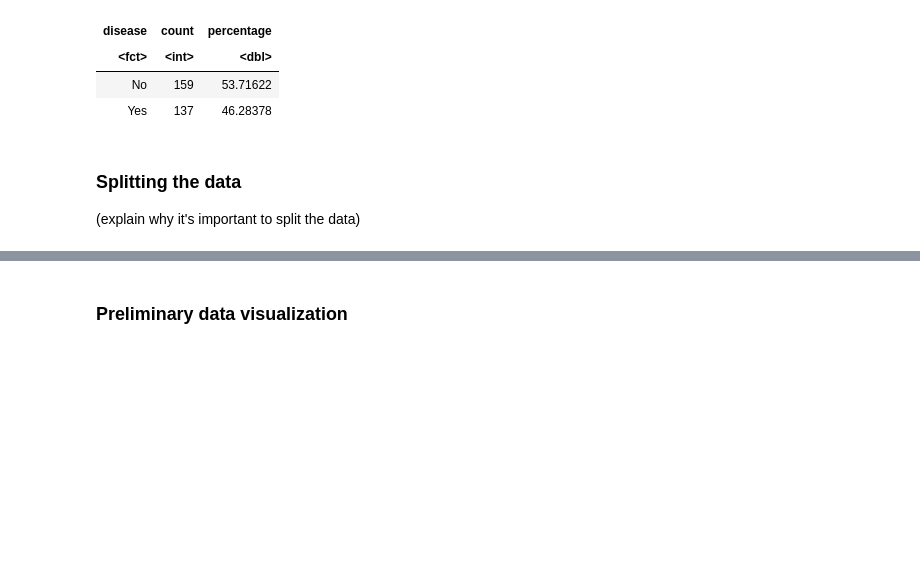
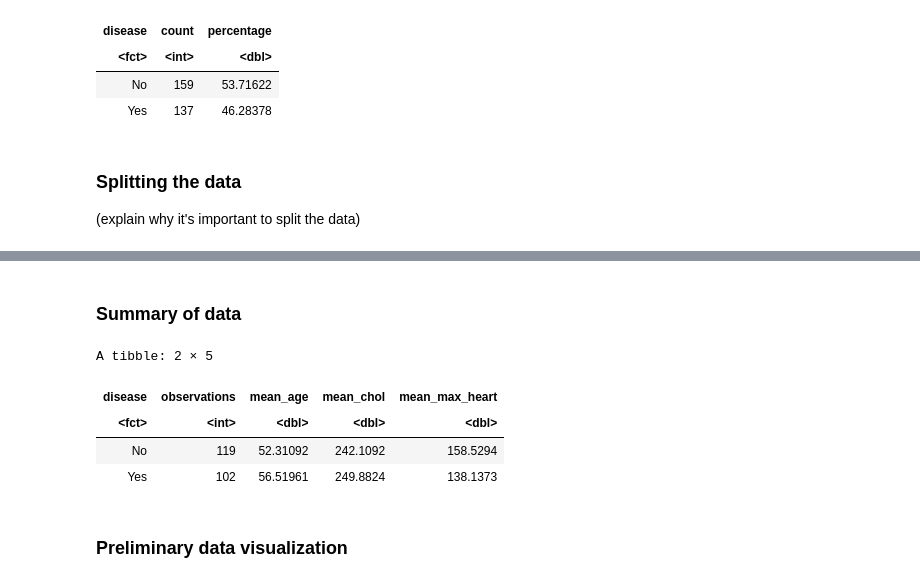
Before and after one commit to auraaaaura/dsci-100-2023-group-44, a Jupyter notebook: group44_project_report.ipynb, the cells around one changed output, grey strips where cells are left out. Cells and saved outputs as stored; diff of their text form; code cells hidden in the pictures; blank space fills up the shorter version.

```diff
--- a/group44_project_report.ipynb
+++ b/group44_project_report.ipynb
@@ -182,3 +198,19 @@ A tibble: 2 × 3
+# %% [markdown]
+### Summary of data
+# %%
+heart_summary <- heart_train |>
+                 group_by(disease) |>
+                 summarize(observations = n(),
+                           mean_age = mean(age),
+                           mean_chol = mean(chol),
+                           mean_max_heart = mean(max_heart))
+heart_summary
+# %% [output]
+A tibble: 2 × 5
+| disease | observations | mean_age | mean_chol | mean_max_heart |
+| <fct> | <int> | <dbl> | <dbl> | <dbl> |
+| No | 119 | 52.31092 | 242.1092 | 158.5294 |
+| Yes | 102 | 56.51961 | 249.8824 | 138.1373 |
 # %% [markdown]
 ### Preliminary data visualization
 # %%
```
Also changed, not shown: parts of 2 cells of this notebook.
